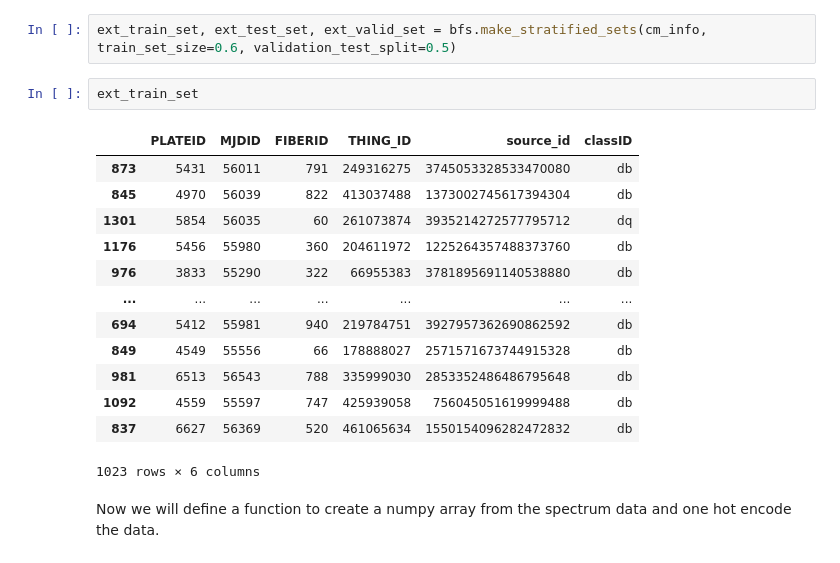
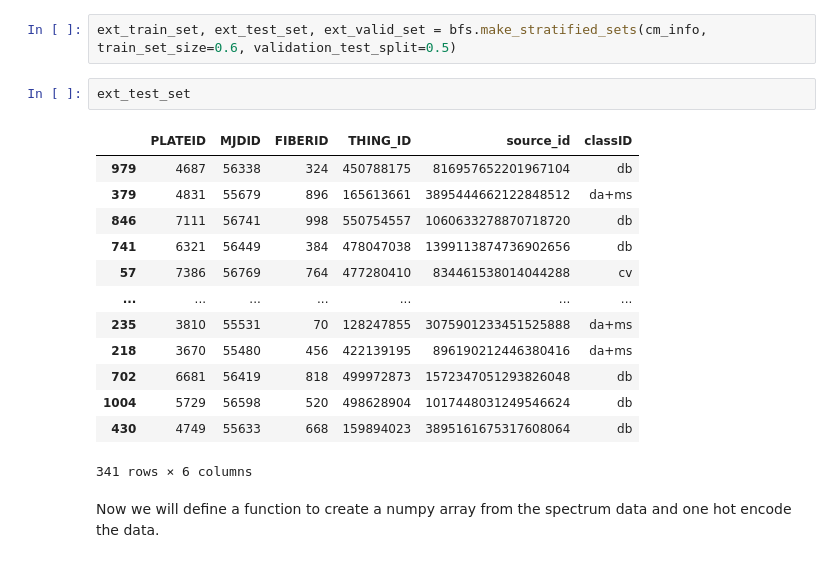
Before and after one commit to itsjjaavii/Memoria-White-Dwarfs, a Jupyter notebook: notebooks/1.0-jrb-external-data-exploration.ipynb, the cells around one changed output. Drawn from its saved outputs; the diff is of its cells as text.

```diff
--- a/notebooks/1.0-jrb-external-data-exploration.ipynb
+++ b/notebooks/1.0-jrb-external-data-exploration.ipynb
@@ -375,22 +383,22 @@ cm_info
 Now we will create oir strattified sets from the external data
 # %%
 ext_train_set, ext_test_set, ext_valid_set = bfs.make_stratified_sets(cm_info, train_set_size=0.6, validation_test_split=0.5)
-# %%
-ext_train_set
-# %% [output]
-|  | PLATEID | MJDID | FIBERID | THING_ID | source_id | classID |
-| 873 | 5431 | 56011 | 791 | 249316275 | 3745053328533470080 | db |
-| 845 | 4970 | 56039 | 822 | 413037488 | 1373002745617394304 | db |
-| 1301 | 5854 | 56035 | 60 | 261073874 | 3935214272577795712 | dq |
-| 1176 | 5456 | 55980 | 360 | 204611972 | 1225264357488373760 | db |
-| 976 | 3833 | 55290 | 322 | 66955383 | 3781895691140538880 | db |
-| ... | ... | ... | ... | ... | ... | ... |
-| 694 | 5412 | 55981 | 940 | 219784751 | 3927957362690862592 | db |
-| 849 | 4549 | 55556 | 66 | 178888027 | 2571571673744915328 | db |
-| 981 | 6513 | 56543 | 788 | 335999030 | 2853352486486795648 | db |
-| 1092 | 4559 | 55597 | 747 | 425939058 | 756045051619999488 | db |
-| 837 | 6627 | 56369 | 520 | 461065634 | 1550154096282472832 | db |
-1023 rows × 6 columns
+# %%
+ext_test_set
+# %% [output]
+|  | PLATEID | MJDID | FIBERID | THING_ID | source_id | classID |
+| 979 | 4687 | 56338 | 324 | 450788175 | 816957652201967104 | db |
+| 379 | 4831 | 55679 | 896 | 165613661 | 3895444662122848512 | da+ms |
+| 846 | 7111 | 56741 | 998 | 550754557 | 1060633278870718720 | db |
+| 741 | 6321 | 56449 | 384 | 478047038 | 1399113874736902656 | db |
+| 57 | 7386 | 56769 | 764 | 477280410 | 834461538014044288 | cv |
+| ... | ... | ... | ... | ... | ... | ... |
+| 235 | 3810 | 55531 | 70 | 128247855 | 3075901233451525888 | da+ms |
+| 218 | 3670 | 55480 | 456 | 422139195 | 896190212446380416 | da+ms |
+| 702 | 6681 | 56419 | 818 | 499972873 | 1572347051293826048 | db |
+| 1004 | 5729 | 56598 | 520 | 498628904 | 1017448031249546624 | db |
+| 430 | 4749 | 55633 | 668 | 159894023 | 3895161675317608064 | db |
+341 rows × 6 columns
 # %% [markdown]
 Now we will define a function to create a numpy array from the spectrum data and one hot encode the data.
 # %%
```
Also changed, not shown: parts of 19 cells of this notebook, 3 other files.
